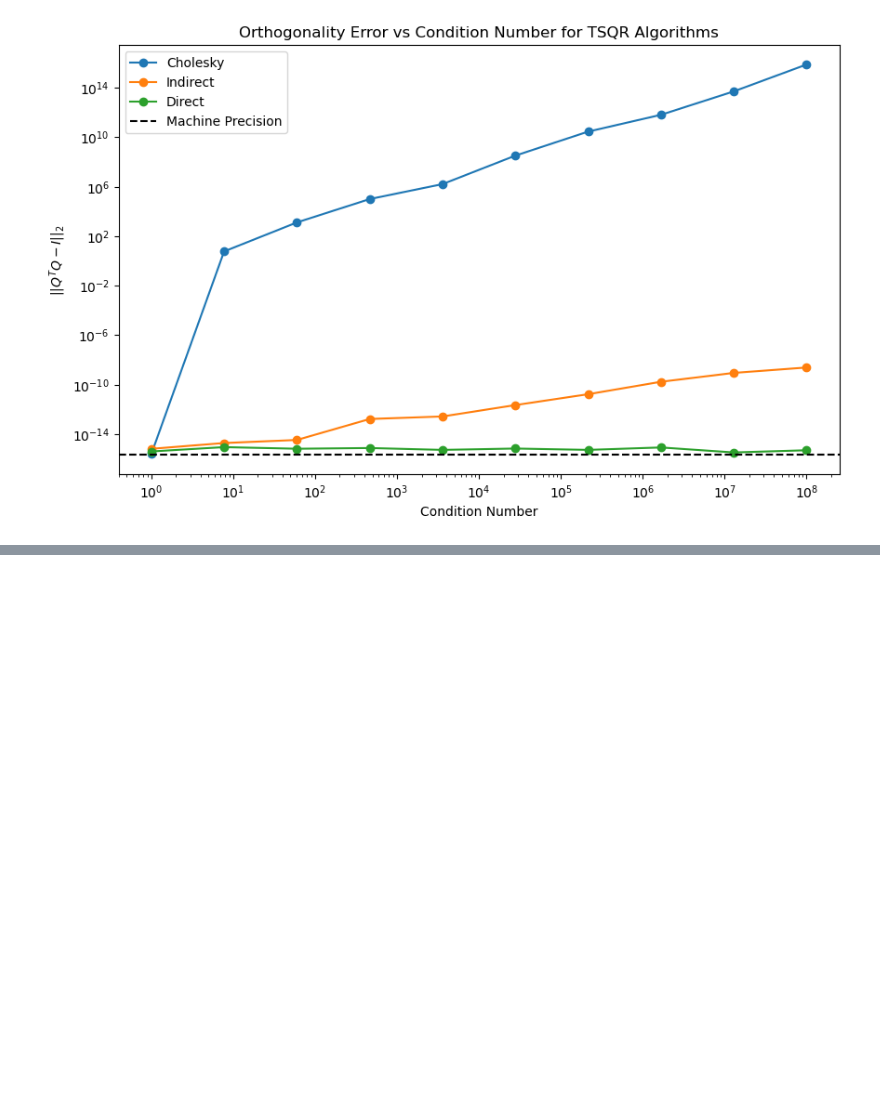
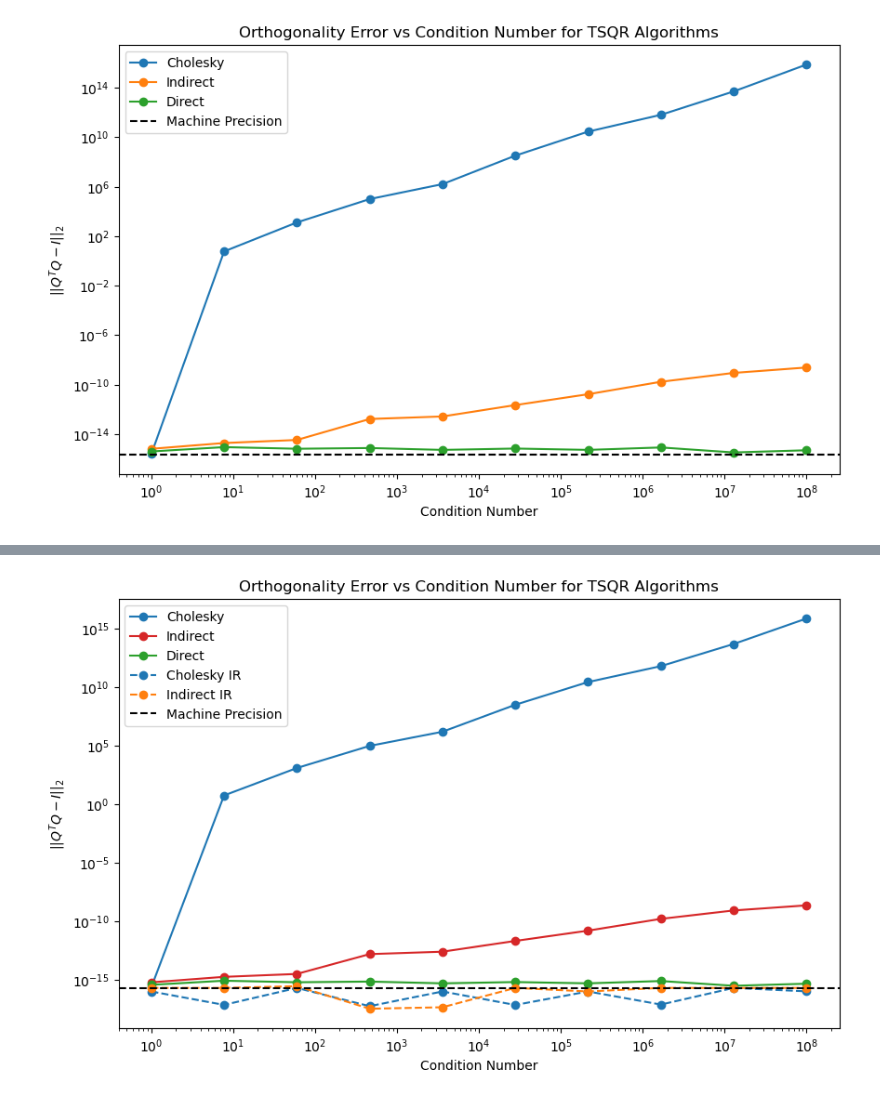
Before and after one commit to AlessandroMiotto/MAPD_project, a Jupyter notebook: benchmark_cond.ipynb, the cells around one changed output, grey strips where cells are left out. Cells and saved outputs as stored; diff of their text form; code cells hidden in the pictures; blank space fills up the shorter version.

```diff
--- a/benchmark_cond.ipynb
+++ b/benchmark_cond.ipynb
@@ -130,0 +222,25 @@ plt.show()
+# %%
+import matplotlib.pyplot as plt
+
+palette = {
+    "Cholesky": "tab:blue",
+    "Indirect": "tab:red",
+    "Direct": "tab:green",
+}
+
+
+plt.figure(figsize=(10, 6))
+for name, (_, orthogonalities) in results.items():
+    plt.plot(cond, orthogonalities, marker='o', label=name, color=palette[name])
+for name, (_, orthogonalities) in instable_algorithm.items():
+    plt.plot(cond, orthogonalities, marker='o', label=name, linestyle='--')
+plt.axhline(y=np.finfo(float).eps, color='k', linestyle='--', label='Machine Precision')
+plt.xlabel('Condition Number')
+plt.ylabel('$||Q^T Q - I||_2$')
+plt.title('Orthogonality Error vs Condition Number for TSQR Algorithms')
+plt.xscale('log')
+plt.yscale('log')
+plt.legend()
+plt.show()
+# %% [output]
+[figure, added]
```
Also changed, not shown: parts of 4 cells of this notebook.
